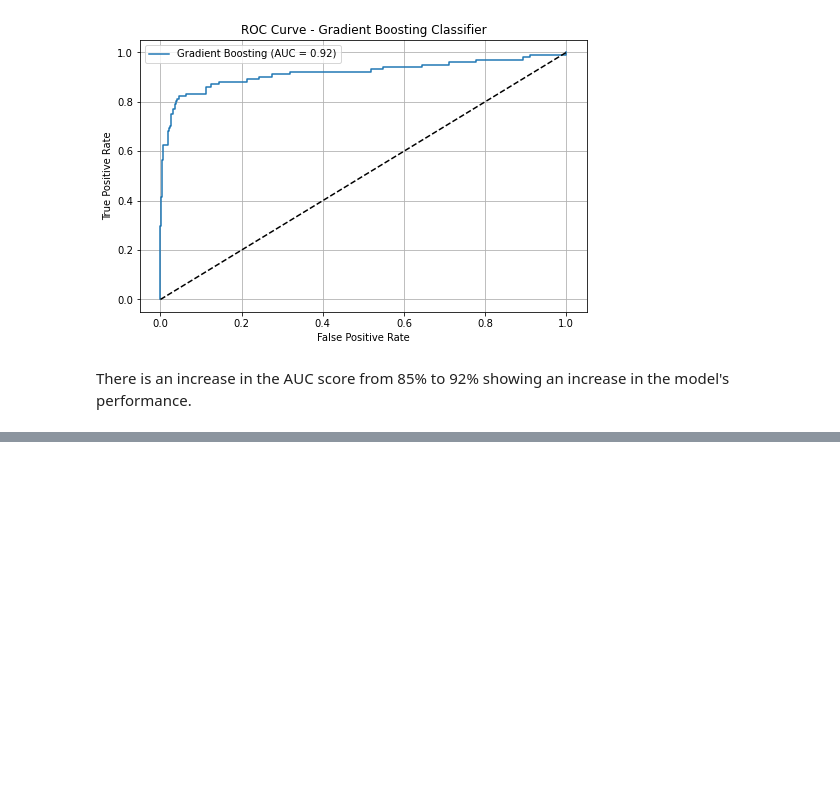
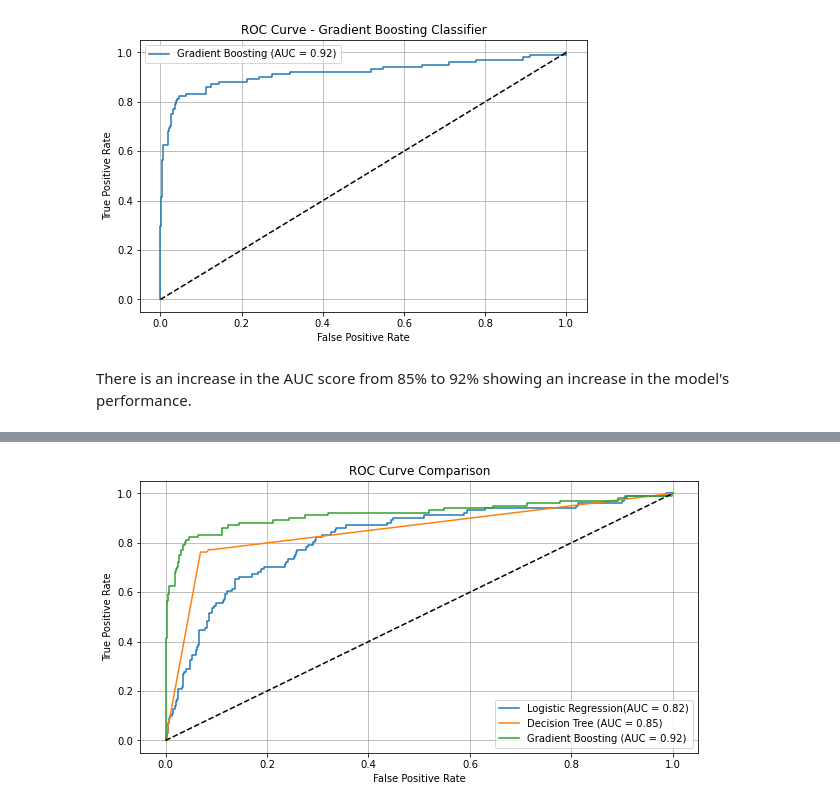
Before and after one commit to Julie-t/CustomerChurn, a Jupyter notebook: project.ipynb, the cells around one changed output, grey strips where cells are left out. Drawn from its saved outputs; the diff is of its cells as text; code cells hidden in the pictures; blank space fills up the shorter version.

```diff
--- a/project.ipynb
+++ b/project.ipynb
@@ -512,0 +540,14 @@ There is an increase in the AUC score from 85% to 92% showing an increase in the
+# %%
+plt.figure(figsize=(10,5))
+plt.plot(fpr, tpr, label = f'Logistic Regression(AUC = {auc_score:.2f})')
+plt.plot(fpr_dtc, tpr_dtc, label = f'Decision Tree (AUC = {auc_score_dtc:.2f})')
+plt.plot(fpr_gb, tpr_gb, label=f'Gradient Boosting (AUC = {roc_auc_score(y_test, y_proba_gb):.2f})')
+plt.plot([0,1], [0, 1], 'k--')
+plt.xlabel('False Positive Rate')
+plt.ylabel('True Positive Rate')
+plt.title('ROC Curve Comparison')
+plt.legend(loc='lower right')
+plt.grid(True)
+plt.show()
+# %% [output]
+[figure, added]
```
Also changed, not shown: parts of 6 cells of this notebook.
